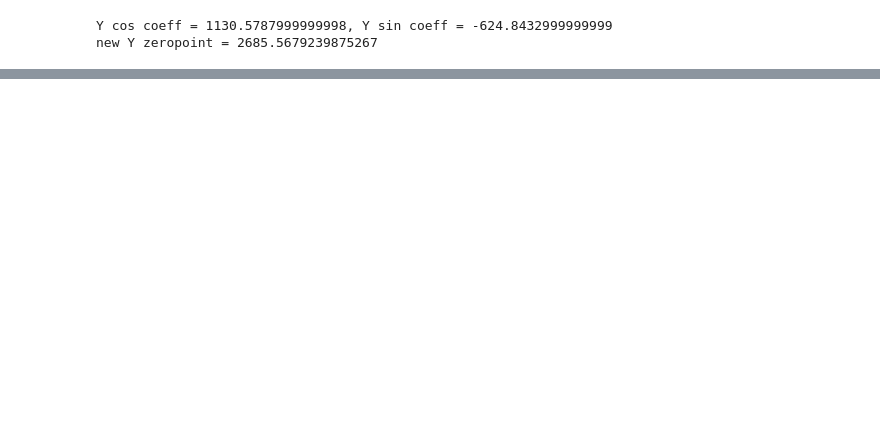
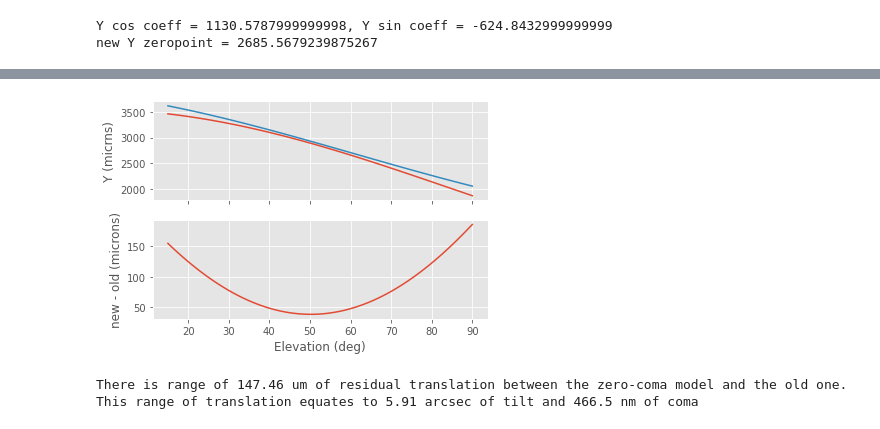
Before and after one commit to MMTObservatory/pointing_analysis, a Jupyter notebook: pointing_data/20200708/binospec_pointing.ipynb, the cells around one changed output, grey strips where cells are left out. Drawn from its saved outputs; the diff is of its cells as text; code cells hidden in the pictures; blank space fills up the shorter version.

```diff
--- a/pointing_data/20200708/binospec_pointing.ipynb
+++ b/pointing_data/20200708/binospec_pointing.ipynb
@@ -333,0 +345,26 @@ This way `IE` doesn't include offsets for the zeropoints of the trigonometric `T
+# %%
+# compare the new Y model that is scaled from the TX model to make a purely zero-coma flexure model
+# to the old model to see how much residual tilt
+tx_model = 119.6*np.cos(el) - 66.1*np.sin(el)
+y_old_model = 1538*np.cos(el) - 135.8*np.sin(el) + 2010.7
+y_new_model = 1130.58*np.cos(el) - 624.84*np.sin(el) + 2685.6
+model_diff = y_new_model - y_old_model
+fig, ax = plt.subplots(2, 1, sharex=True)
+ax[0].plot(el, y_old_model)
+ax[0].plot(el, y_new_model)
+ax[0].set_ylabel("Y (micrns)")
+ax[1].set_xlabel("Elevation (deg)")
+ax[1].plot(el, model_diff)
+ax[1].set_ylabel("new - old (microns)")
+plt.show()
+# %% [output]
+[figure, added]
+# %%
+diff_trans = model_diff.max() - model_diff.min()
+print(f"There is range of {diff_trans:.2f} um of residual translation between the zero-coma model and the old one.")
+diff_cc_tilt = diff_trans / 24.97  # 24.97 um of trans per arcsec of center-of-curvature tilt
+diff_coma = 79 * diff_cc_tilt  # 79 nm of wavefront coma per arcsec of center-of-curvature tilt
+print(f"This range of translation equates to {diff_cc_tilt:.2f} arcsec of tilt and {diff_coma:.1f} nm of coma")
+# %% [output]
+There is range of 147.46 um of residual translation between the zero-coma model and the old one.
+This range of translation equates to 5.91 arcsec of tilt and 466.5 nm of coma
```
Also changed, not shown: parts of 3 cells of this notebook.
